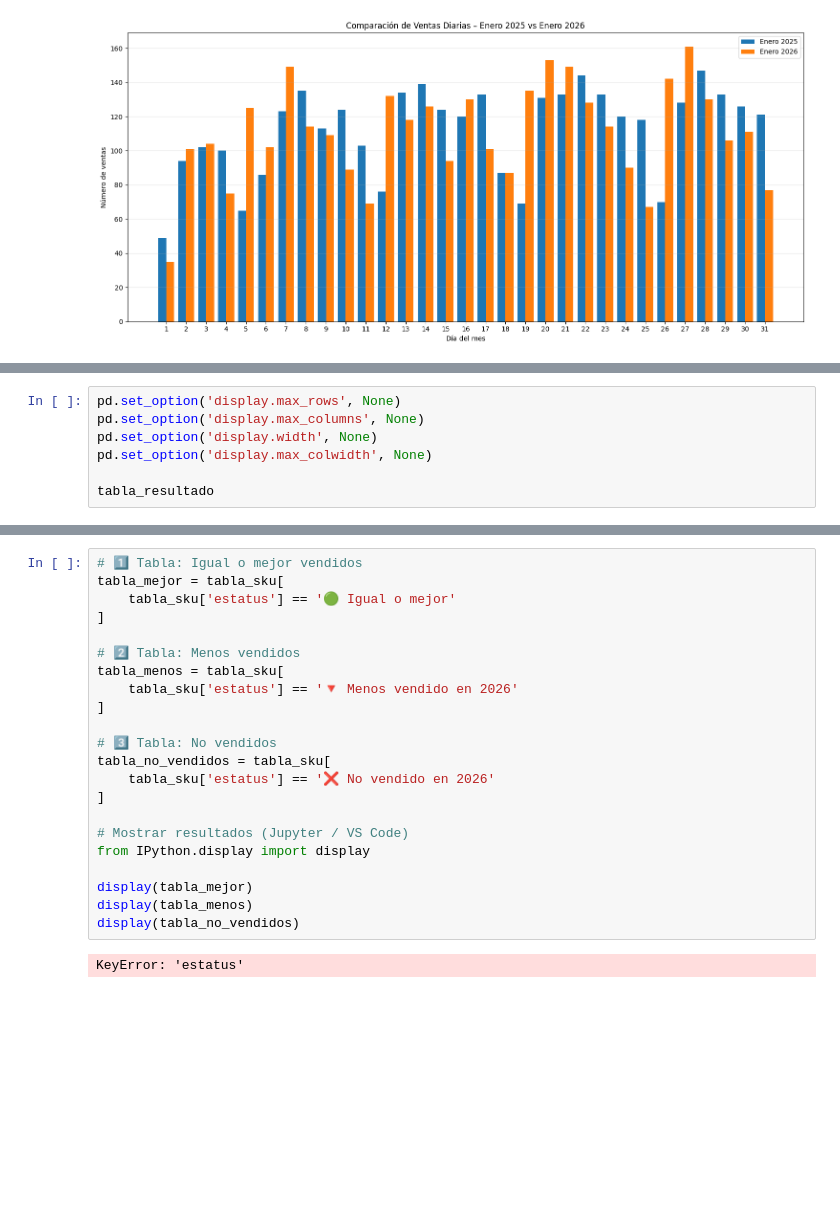
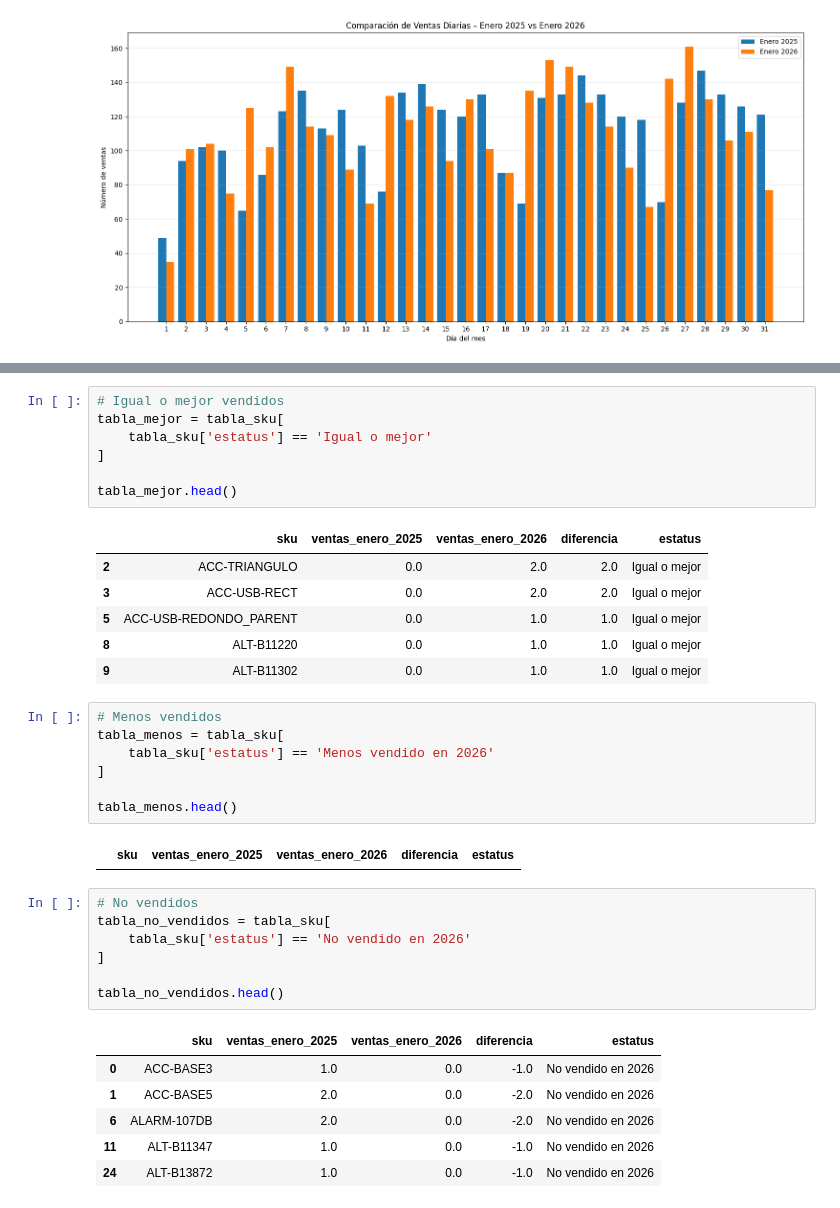
Before and after one commit to mercadolibre2-crypto/ventas-2025-vs-2026-, a Jupyter notebook: Comparacion.ipynb, the cells around one changed output, grey strips where cells are left out. Saved outputs shown, nothing was run; the diff lists cells and outputs as text; blank space fills up the shorter version.

```diff
--- a/Comparacion.ipynb
+++ b/Comparacion.ipynb
@@ -527,7 +533,0 @@ tabla_resultado
-# %%
-pd.set_option('display.max_rows', None)
-pd.set_option('display.max_columns', None)
-pd.set_option('display.width', None)
-pd.set_option('display.max_colwidth', None)
-
-tabla_resultado
@@ -552,24 +534,37 @@ tabla_resultado
 # %%
-# 1️⃣ Tabla: Igual o mejor vendidos
+# Igual o mejor vendidos
 tabla_mejor = tabla_sku[
-    tabla_sku['estatus'] == '🟢 Igual o mejor'
+    tabla_sku['estatus'] == 'Igual o mejor'
 ]
 
-# 2️⃣ Tabla: Menos vendidos
-tabla_menos = tabla_sku[
-    tabla_sku['estatus'] == '🔻 Menos vendido en 2026'
-]
-
-# 3️⃣ Tabla: No vendidos
-tabla_no_vendidos = tabla_sku[
-    tabla_sku['estatus'] == '❌ No vendido en 2026'
-]
-
-# Mostrar resultados (Jupyter / VS Code)
-from IPython.display import display
-
-display(tabla_mejor)
-display(tabla_menos)
-display(tabla_no_vendidos)
+tabla_mejor.head()
 # %% [output]
-KeyError: 'estatus'
+|  | sku | ventas_enero_2025 | ventas_enero_2026 | diferencia | estatus |
+| 2 | ACC-TRIANGULO | 0.0 | 2.0 | 2.0 | Igual o mejor |
+| 3 | ACC-USB-RECT | 0.0 | 2.0 | 2.0 | Igual o mejor |
+| 5 | ACC-USB-REDONDO_PARENT | 0.0 | 1.0 | 1.0 | Igual o mejor |
+| 8 | ALT-B11220 | 0.0 | 1.0 | 1.0 | Igual o mejor |
+| 9 | ALT-B11302 | 0.0 | 1.0 | 1.0 | Igual o mejor |
+# %%
+# Menos vendidos
+tabla_menos = tabla_sku[
+    tabla_sku['estatus'] == 'Menos vendido en 2026'
+]
+
+tabla_menos.head()
+# %% [output]
+|  | sku | ventas_enero_2025 | ventas_enero_2026 | diferencia | estatus |
+# %%
+# No vendidos
+tabla_no_vendidos = tabla_sku[
+    tabla_sku['estatus'] == 'No vendido en 2026'
+]
+
+tabla_no_vendidos.head()
+# %% [output]
+|  | sku | ventas_enero_2025 | ventas_enero_2026 | diferencia | estatus |
+| 0 | ACC-BASE3 | 1.0 | 0.0 | -1.0 | No vendido en 2026 |
+| 1 | ACC-BASE5 | 2.0 | 0.0 | -2.0 | No vendido en 2026 |
+| 6 | ALARM-107DB | 2.0 | 0.0 | -2.0 | No vendido en 2026 |
+| 11 | ALT-B11347 | 1.0 | 0.0 | -1.0 | No vendido en 2026 |
+| 24 | ALT-B13872 | 1.0 | 0.0 | -1.0 | No vendido en 2026 |
```
Also changed, not shown: parts of 5 cells of this notebook.
